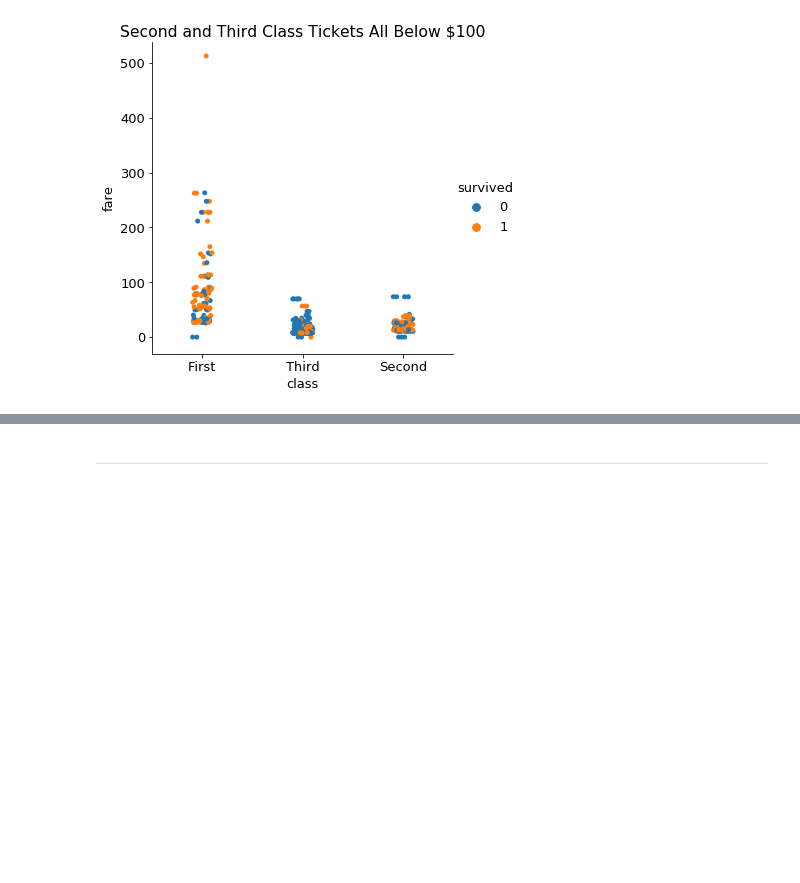
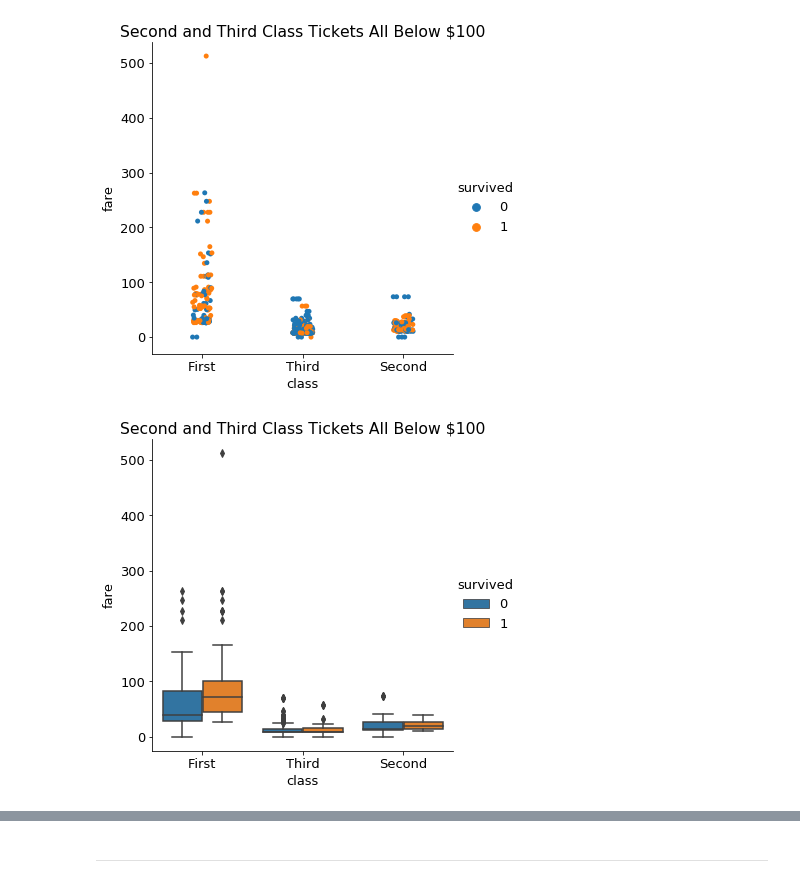
Before and after one commit to faithkane3/e_classification, a Jupyter notebook: classification_acquire_to_explore_review.ipynb, the cells around one changed output, grey strips where cells are left out. Drawn from its saved outputs; the diff is of its cells as text; code cells hidden in the pictures; blank space fills up the shorter version.

Commit message:
Commit updates to eval, not done and catplot extras

```diff
--- a/classification_acquire_to_explore_review.ipynb
+++ b/classification_acquire_to_explore_review.ipynb
@@ -1096,3 +1098,12 @@ plt.title('Second and Third Class Tickets All Below $100')
 plt.show()
 # %% [output]
 [figure]
+# %%
+# Change the argument you pass to the kind parameter.
+
+sns.catplot(x='class', y='fare', hue='survived', data=train, kind='box')
+
+plt.title('Second and Third Class Tickets All Below $100')
+plt.show()
+# %% [output]
+[figure, added]
```
Also changed, not shown: parts of 3 cells of this notebook.
